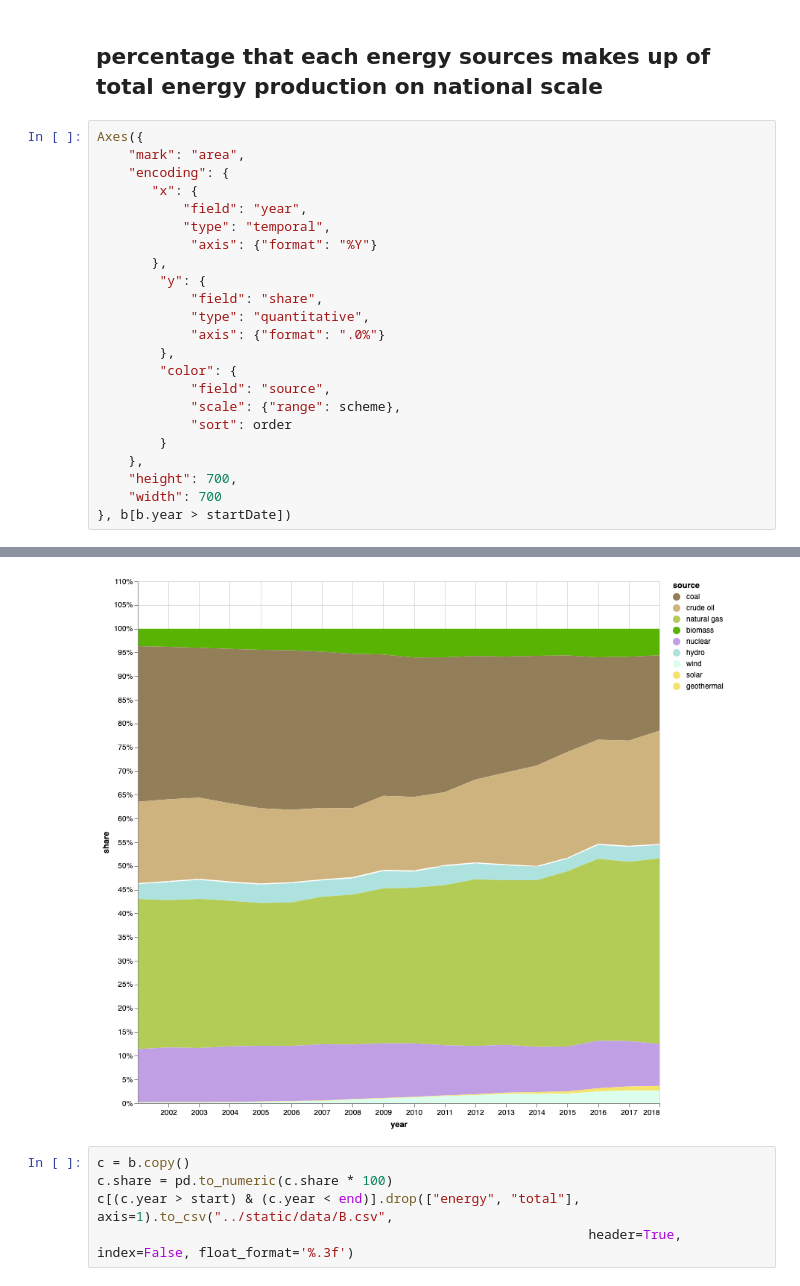
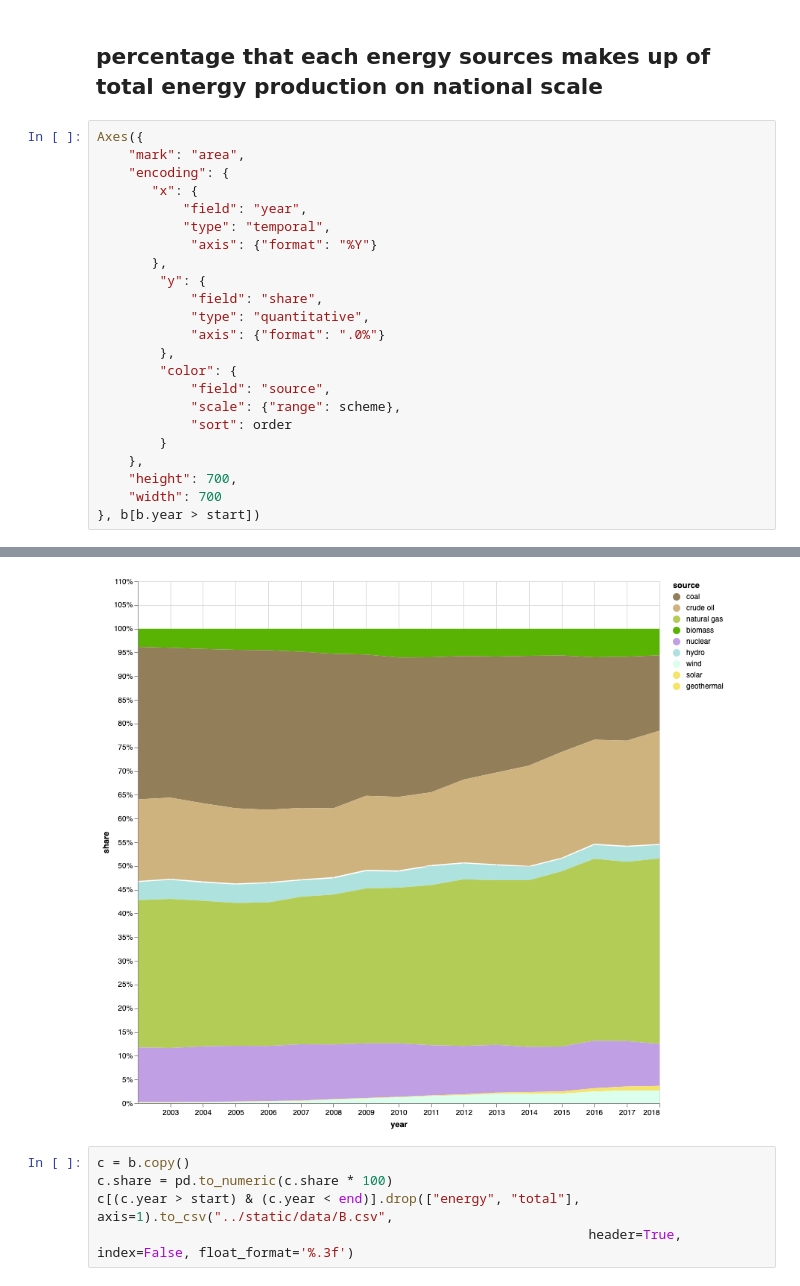
Before and after one commit to jonasoesch/energy-story, a Jupyter notebook: analysis/energy.ipynb, the cells around one changed output, grey strips where cells are left out. Drawn from its saved outputs; the diff is of its cells as text.

```diff
--- a/analysis/energy.ipynb
+++ b/analysis/energy.ipynb
@@ -121,29 +121,29 @@ b.head()
 # %%
 Axes({
     "mark": "area",
     "encoding": {
        "x": {
            "field": "year",
            "type": "temporal",
             "axis": {"format": "%Y"}
        },
         "y": {
             "field": "share",
             "type": "quantitative",
             "axis": {"format": ".0%"}
         },
         "color": {
             "field": "source",
             "scale": {"range": scheme},
             "sort": order
         }
     },
     "height": 700,
     "width": 700
-}, b[b.year > startDate])
+}, b[b.year > start])
 # %% [output]
 [interactive output not drawn]
-[figure, old version]
+[figure, new version]
 # %%
 c = b.copy()
 c.share = pd.to_numeric(c.share * 100)
```
Also changed, not shown: parts of 9 cells of this notebook, 9 other files.
